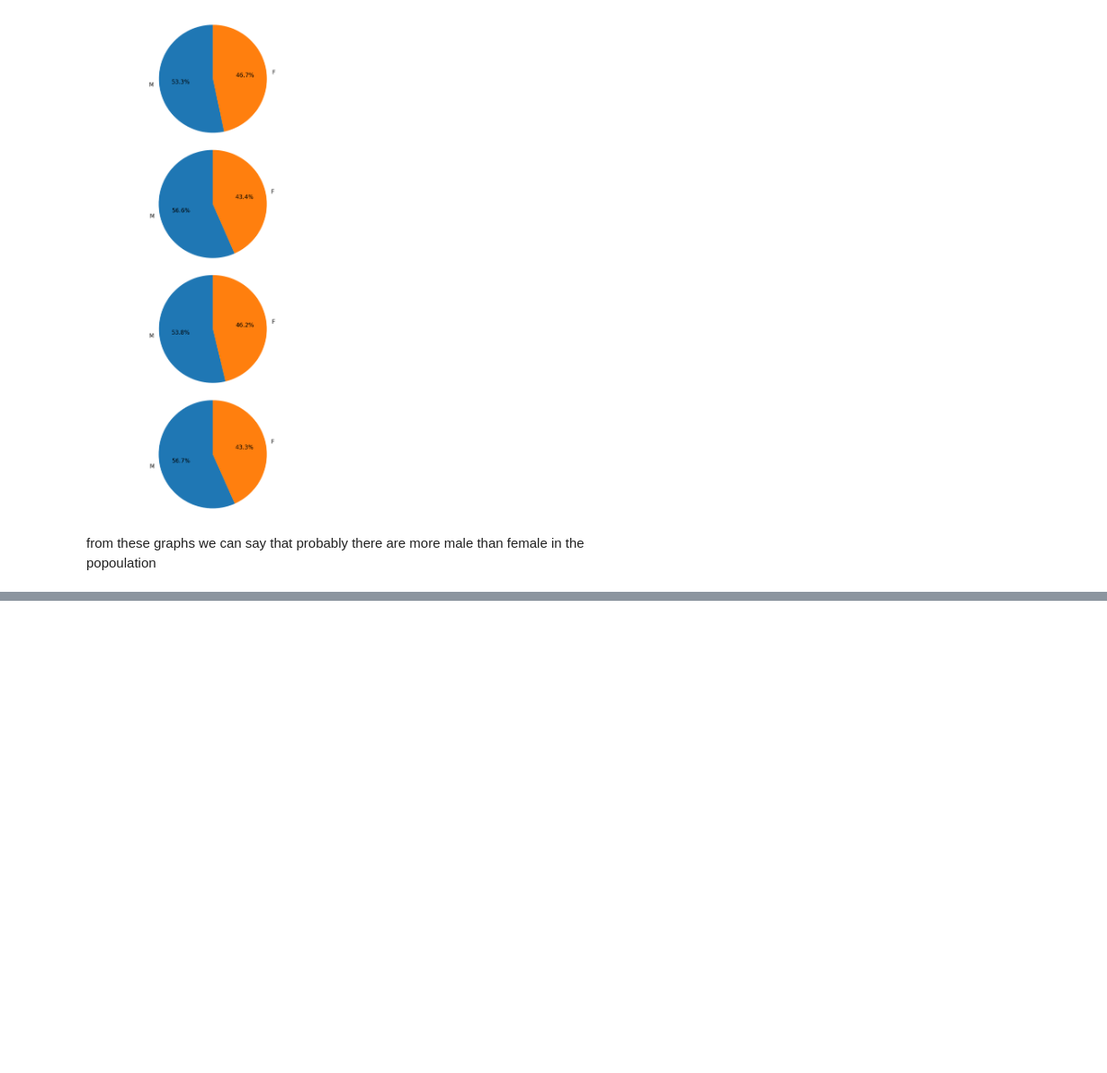
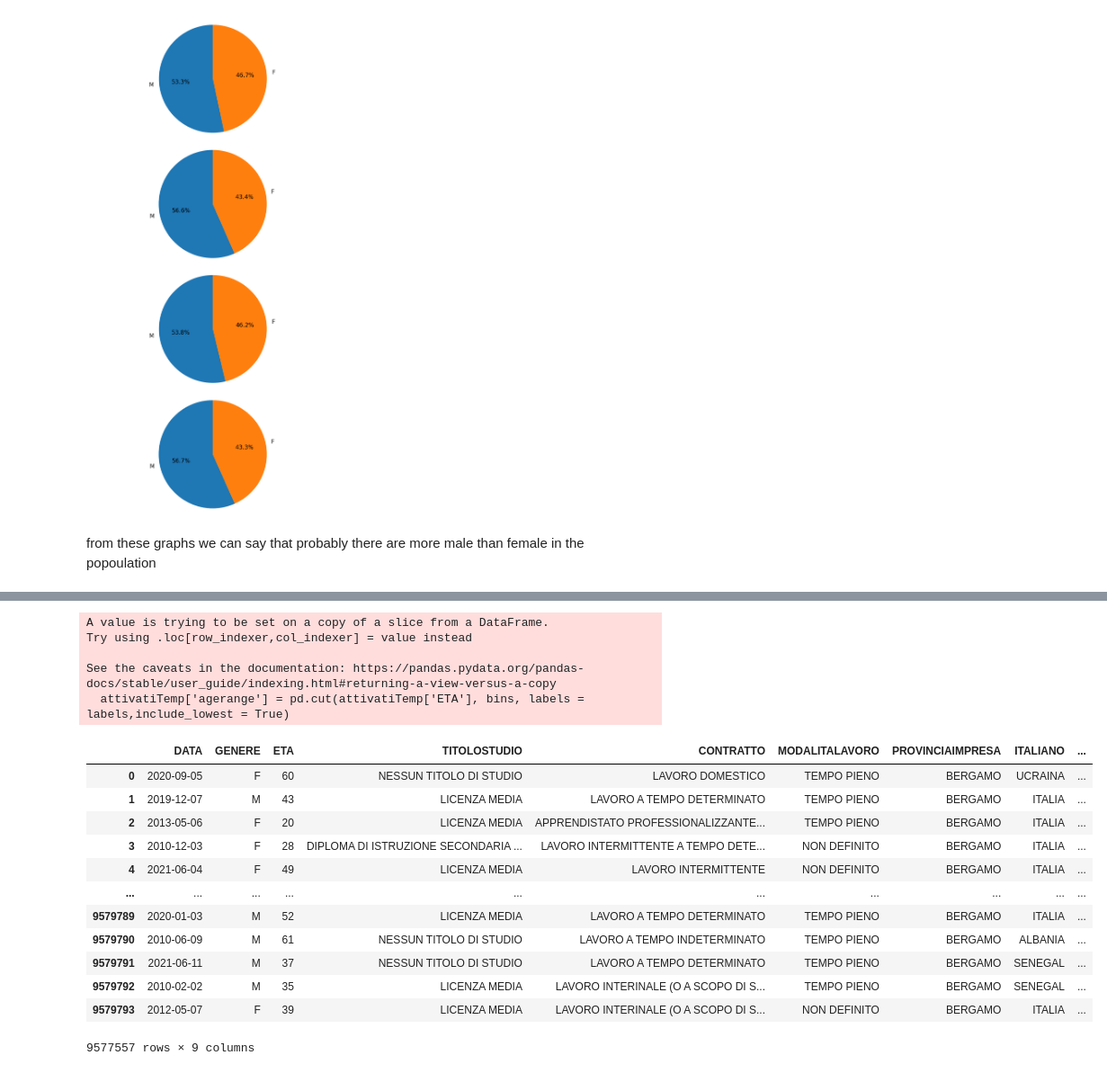
Before and after one commit to DragoE99/Drago-lamb_DataSforBusiness, a Jupyter notebook: DataSforBusiness_dragoLamb.ipynb, the cells around one changed output, grey strips where cells are left out. Shown: that part at 90% size. Saved outputs shown, nothing was run; the diff lists cells and outputs as text; code cells hidden in the pictures; blank space fills up the shorter version.

```diff
--- a/DataSforBusiness_dragoLamb.ipynb
+++ b/DataSforBusiness_dragoLamb.ipynb
@@ -336,0 +389,24 @@ from these graphs we can say that probably there are more male than female in th
+# %%
+bins = [0,25, 50, 65, 200]
+labels = ['Y9-24', 'Y25-49', 'Y50-64','Y_GE65' ]
+attivatiTemp['agerange'] = pd.cut(attivatiTemp['ETA'], bins, labels = labels,include_lowest = True)
+attivatiTemp
+# %% [output]
+A value is trying to be set on a copy of a slice from a DataFrame.
+Try using .loc[row_indexer,col_indexer] = value instead
+
+See the caveats in the documentation: https://pandas.pydata.org/pandas-docs/stable/user_guide/indexing.html#returning-a-view-versus-a-copy
+  attivatiTemp['agerange'] = pd.cut(attivatiTemp['ETA'], bins, labels = labels,include_lowest = True)
+|  | DATA | GENERE | ETA | TITOLOSTUDIO | CONTRATTO | MODALITALAVORO | PROVINCIAIMPRESA | ITALIANO | ... |
+| 0 | 2020-09-05 | F | 60 | NESSUN TITOLO DI STUDIO | LAVORO DOMESTICO | TEMPO PIENO | BERGAMO | UCRAINA | ... |
+| 1 | 2019-12-07 | M | 43 | LICENZA MEDIA | LAVORO A TEMPO DETERMINATO | TEMPO PIENO | BERGAMO | ITALIA | ... |
+| 2 | 2013-05-06 | F | 20 | LICENZA MEDIA | APPRENDISTATO PROFESSIONALIZZANTE... | TEMPO PIENO | BERGAMO | ITALIA | ... |
+| 3 | 2010-12-03 | F | 28 | DIPLOMA DI ISTRUZIONE SECONDARIA ... | LAVORO INTERMITTENTE A TEMPO DETE... | NON DEFINITO | BERGAMO | ITALIA | ... |
+| 4 | 2021-06-04 | F | 49 | LICENZA MEDIA | LAVORO INTERMITTENTE | NON DEFINITO | BERGAMO | ITALIA | ... |
+| ... | ... | ... | ... | ... | ... | ... | ... | ... | ... |
+| 9579789 | 2020-01-03 | M | 52 | LICENZA MEDIA | LAVORO A TEMPO DETERMINATO | TEMPO PIENO | BERGAMO | ITALIA | ... |
+| 9579790 | 2010-06-09 | M | 61 | NESSUN TITOLO DI STUDIO | LAVORO A TEMPO INDETERMINATO | TEMPO PIENO | BERGAMO | ALBANIA | ... |
+| 9579791 | 2021-06-11 | M | 37 | NESSUN TITOLO DI STUDIO | LAVORO A TEMPO DETERMINATO | TEMPO PIENO | BERGAMO | SENEGAL | ... |
+| 9579792 | 2010-02-02 | M | 35 | LICENZA MEDIA | LAVORO INTERINALE (O A SCOPO DI S... | TEMPO PIENO | BERGAMO | SENEGAL | ... |
+| 9579793 | 2012-05-07 | F | 39 | LICENZA MEDIA | LAVORO INTERINALE (O A SCOPO DI S... | NON DEFINITO | BERGAMO | ITALIA | ... |
+9577557 rows × 9 columns
```
Also changed, not shown: parts of 8 cells of this notebook.
